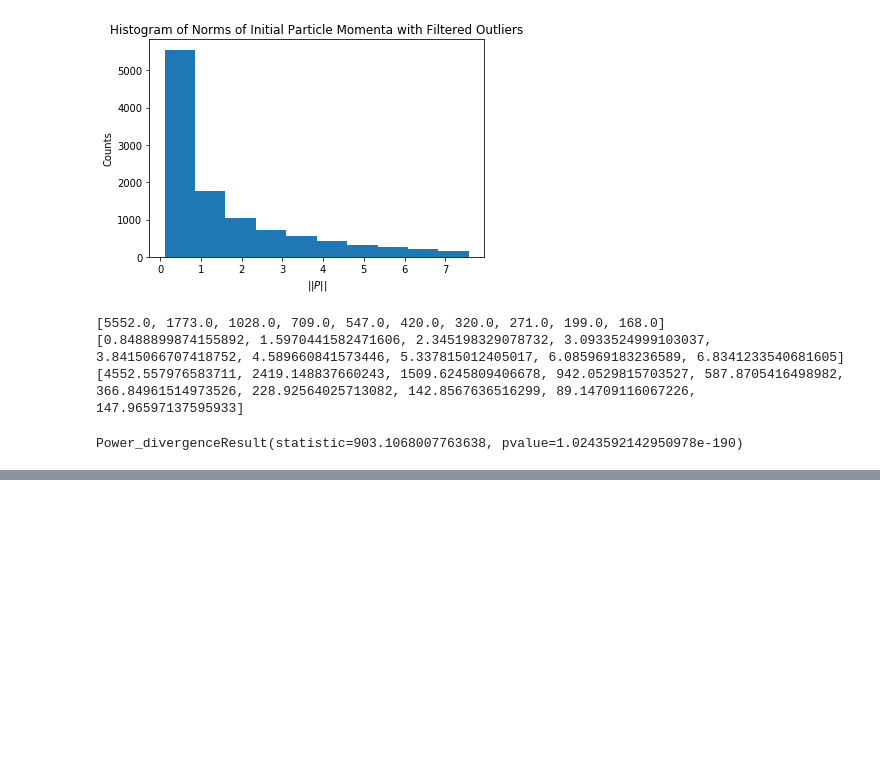
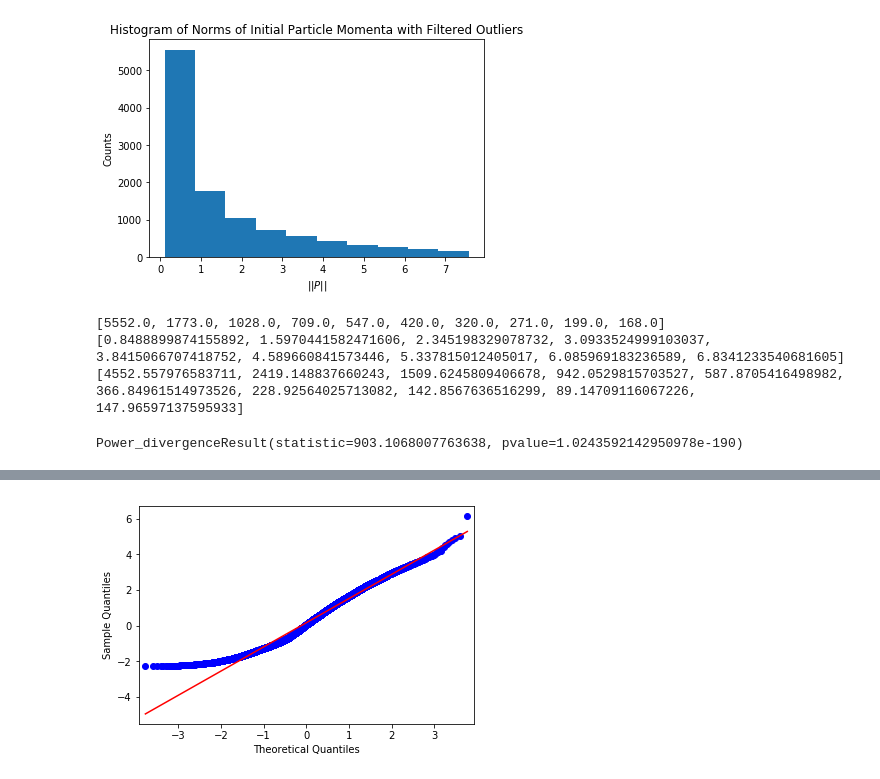
Before and after one commit to sqrider/MATH189_FINAL_PROJ, a Jupyter notebook: Joseph Notebook.ipynb, the cells around one changed output, grey strips where cells are left out. Drawn from its saved outputs; the diff is of its cells as text; code cells hidden in the pictures; blank space fills up the shorter version.

```diff
--- a/Joseph Notebook.ipynb
+++ b/Joseph Notebook.ipynb
@@ -404,0 +437,4 @@ Power_divergenceResult(statistic=903.1068007763638, pvalue=1.0243592142950978e-1
+# %%
+fig = qqplot(np.array(norms_reciprocal_transform), line='s')
+# %% [output]
+[figure, added]
```
Also changed, not shown: parts of 3 cells of this notebook.
